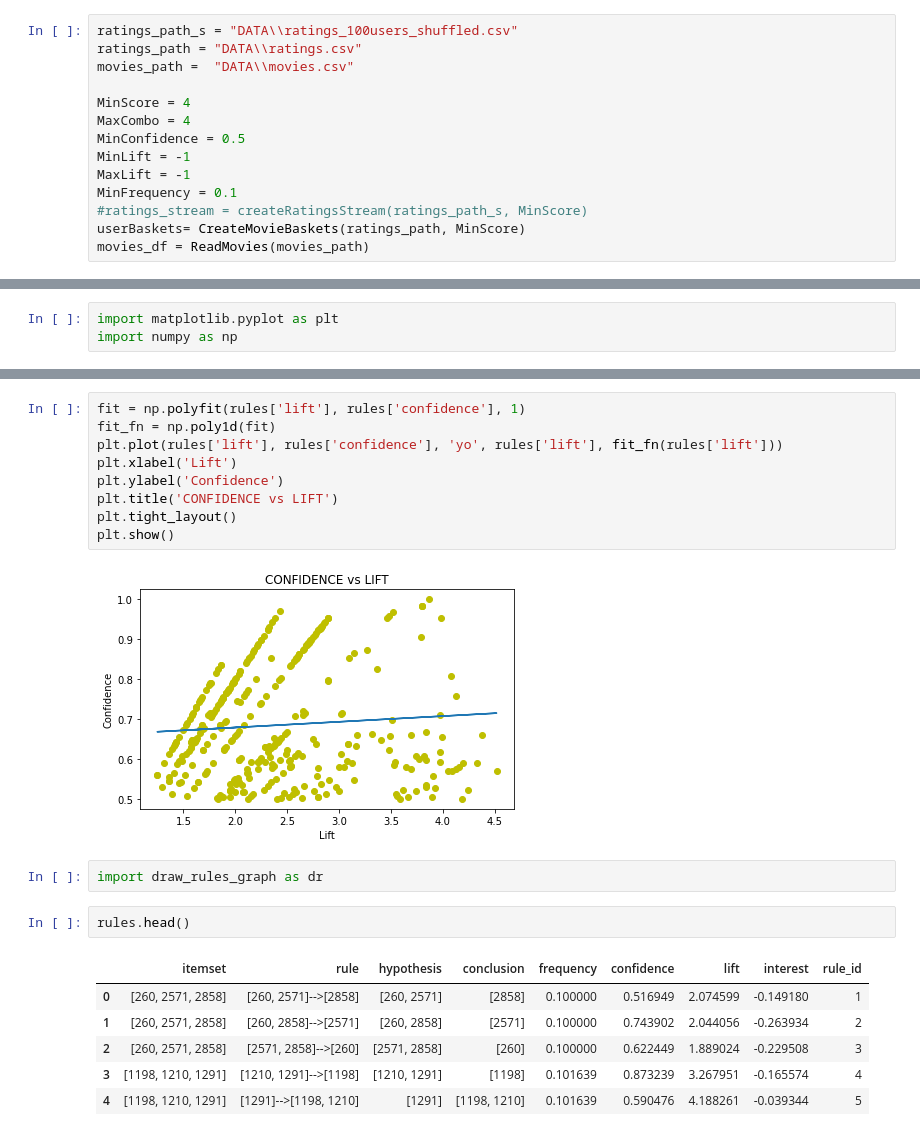
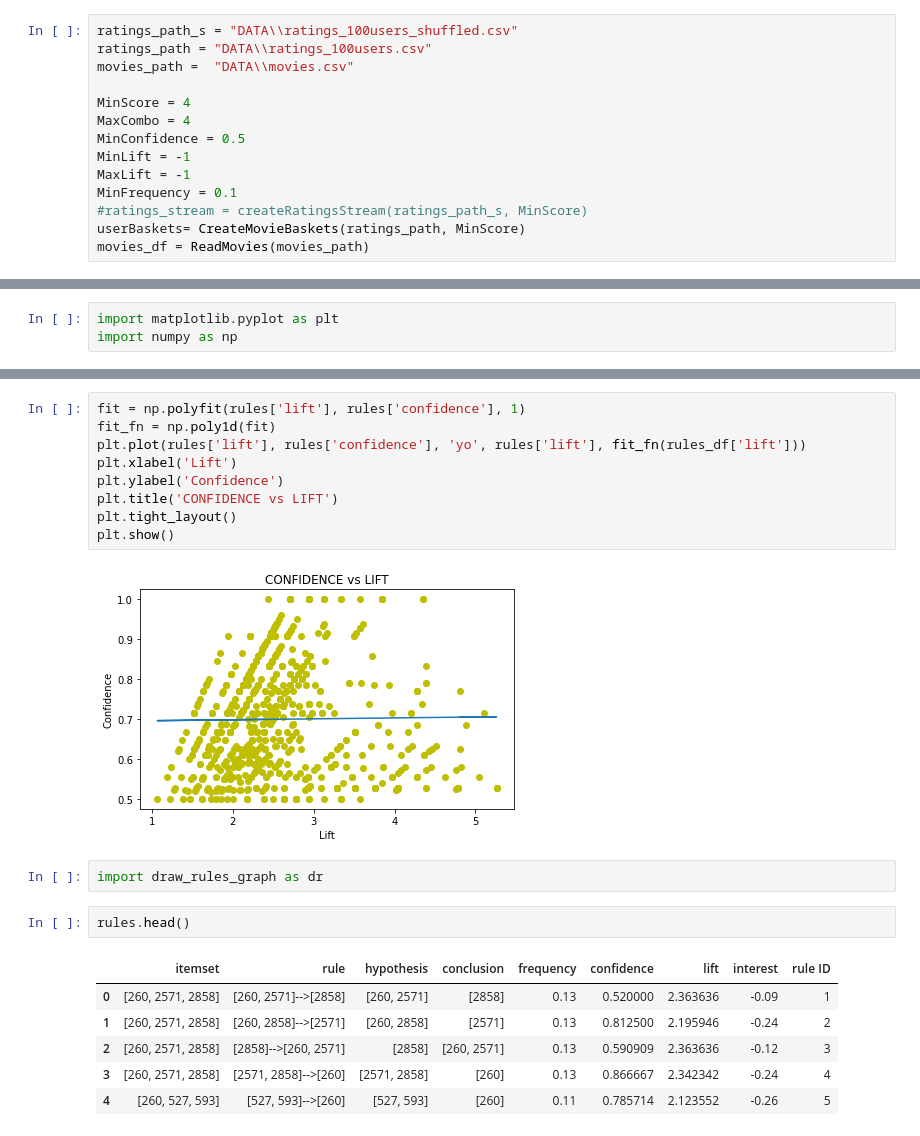
Before and after one commit to nikosp2196/mrs, a Jupyter notebook: SOURCES/protyping.ipynb, the cells around one changed output, grey strips where cells are left out. Drawn from its saved outputs; the diff is of its cells as text.

```diff
--- a/SOURCES/protyping.ipynb
+++ b/SOURCES/protyping.ipynb
@@ -11,7 +11,7 @@ from random import randint
 import math
 # %%
 ratings_path_s = "DATA\\ratings_100users_shuffled.csv"
-ratings_path = "DATA\\ratings.csv"
+ratings_path = "DATA\\ratings_100users.csv"
 movies_path =  "DATA\\movies.csv"
 
 MinScore = 4
@@ -41,23 +57,23 @@ import numpy as np
 # %%
 fit = np.polyfit(rules['lift'], rules['confidence'], 1)
 fit_fn = np.poly1d(fit)
-plt.plot(rules['lift'], rules['confidence'], 'yo', rules['lift'], fit_fn(rules['lift']))
+plt.plot(rules['lift'], rules['confidence'], 'yo', rules['lift'], fit_fn(rules_df['lift']))
 plt.xlabel('Lift')
 plt.ylabel('Confidence')
 plt.title('CONFIDENCE vs LIFT')
 plt.tight_layout()
 plt.show()
 # %% [output]
-[figure, old version]
+[figure, new version]
 # %%
 import draw_rules_graph as dr
 # %%
 rules.head()
 # %% [output]
-|  | itemset | rule | hypothesis | conclusion | frequency | confidence | lift | interest | rule_id |
-| 0 | [260, 2571, 2858] | [260, 2571]-->[2858] | [260, 2571] | [2858] | 0.100000 | 0.516949 | 2.074599 | -0.149180 | 1 |
-| 1 | [260, 2571, 2858] | [260, 2858]-->[2571] | [260, 2858] | [2571] | 0.100000 | 0.743902 | 2.044056 | -0.263934 | 2 |
-| 2 | [260, 2571, 2858] | [2571, 2858]-->[260] | [2571, 2858] | [260] | 0.100000 | 0.622449 | 1.889024 | -0.229508 | 3 |
-| 3 | [1198, 1210, 1291] | [1210, 1291]-->[1198] | [1210, 1291] | [1198] | 0.101639 | 0.873239 | 3.267951 | -0.165574 | 4 |
-| 4 | [1198, 1210, 1291] | [1291]-->[1198, 1210] | [1291] | [1198, 1210] | 0.101639 | 0.590476 | 4.188261 | -0.039344 | 5 |
+|  | itemset | rule | hypothesis | conclusion | frequency | confidence | lift | interest | rule ID |
+| 0 | [260, 2571, 2858] | [260, 2571]-->[2858] | [260, 2571] | [2858] | 0.13 | 0.520000 | 2.363636 | -0.09 | 1 |
+| 1 | [260, 2571, 2858] | [260, 2858]-->[2571] | [260, 2858] | [2571] | 0.13 | 0.812500 | 2.195946 | -0.24 | 2 |
+| 2 | [260, 2571, 2858] | [2858]-->[260, 2571] | [2858] | [260, 2571] | 0.13 | 0.590909 | 2.363636 | -0.12 | 3 |
+| 3 | [260, 2571, 2858] | [2571, 2858]-->[260] | [2571, 2858] | [260] | 0.13 | 0.866667 | 2.342342 | -0.24 | 4 |
+| 4 | [260, 527, 593] | [527, 593]-->[260] | [527, 593] | [260] | 0.11 | 0.785714 | 2.123552 | -0.26 | 5 |
 # %%
```
Also changed, not shown: parts of 7 cells of this notebook, 4 other files.
